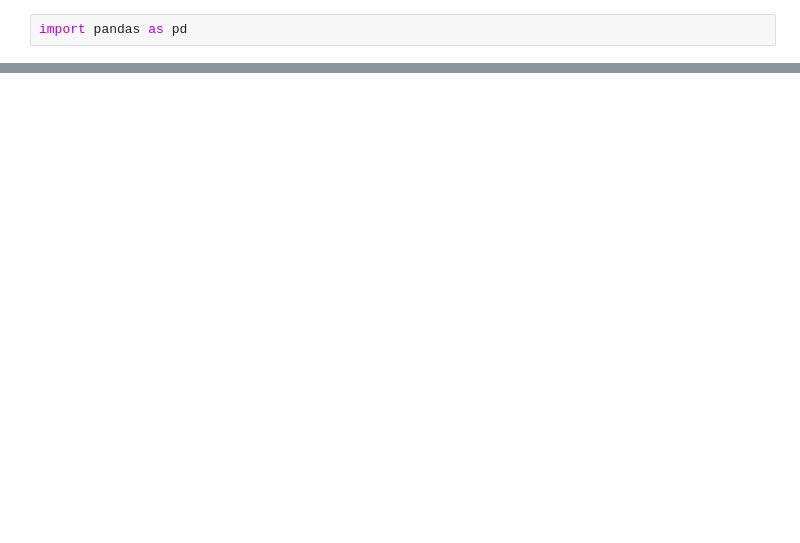
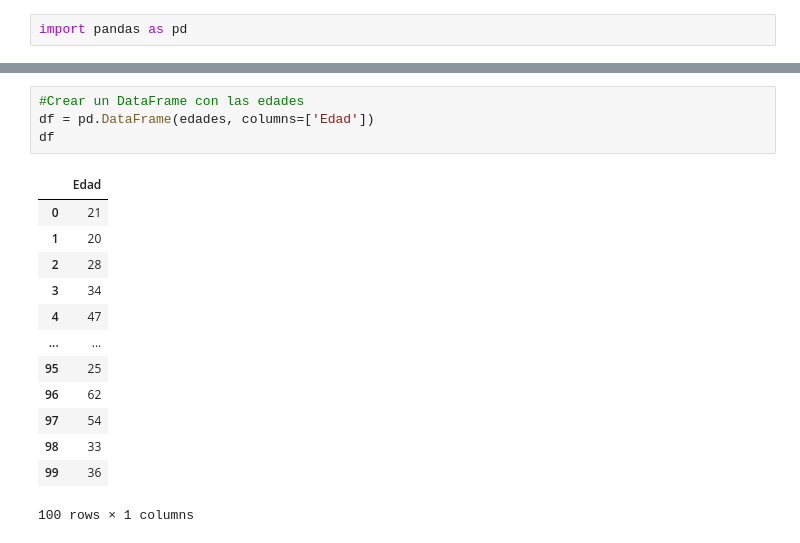
Before and after one commit to SludgeDanny/Probabilidad-y-Estad-stica, a Jupyter notebook: Unidad1/Paractica3.ipynb, the cells around one changed output, grey strips where cells are left out. Drawn from its saved outputs; the diff is of its cells as text; blank space fills up the shorter version.

```diff
--- a/Unidad1/Paractica3.ipynb
+++ b/Unidad1/Paractica3.ipynb
@@ -124,0 +134,18 @@ tabla_frecuencias
+# %%
+#Crear un DataFrame con las edades
+df = pd.DataFrame(edades, columns=['Edad'])
+df
+# %% [output]
+|  | Edad |
+| 0 | 21 |
+| 1 | 20 |
+| 2 | 28 |
+| 3 | 34 |
+| 4 | 47 |
+| ... | ... |
+| 95 | 25 |
+| 96 | 62 |
+| 97 | 54 |
+| 98 | 33 |
+| 99 | 36 |
+100 rows × 1 columns
```
Also changed, not shown: parts of 16 cells of this notebook.
